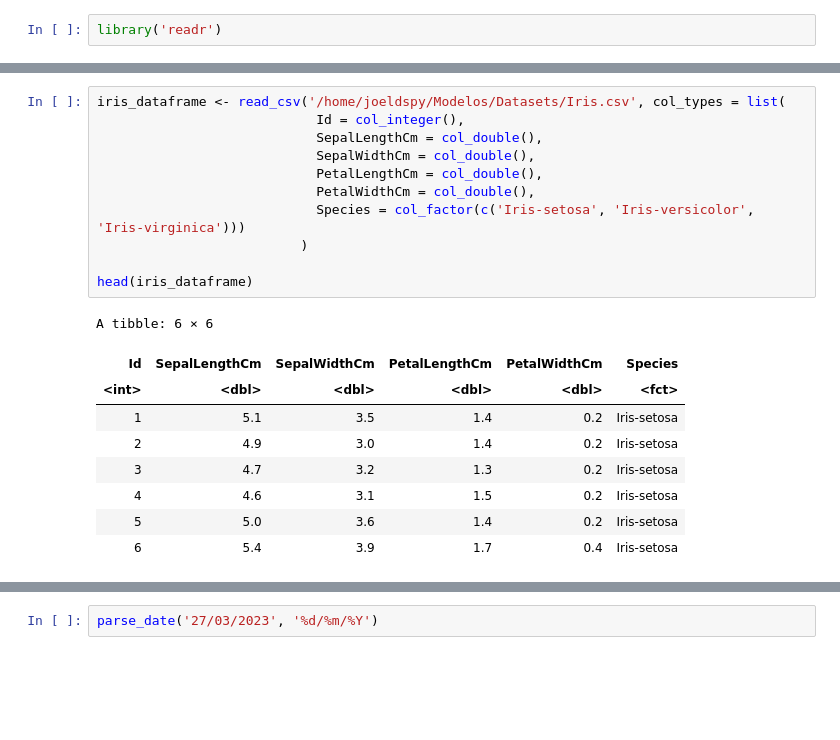
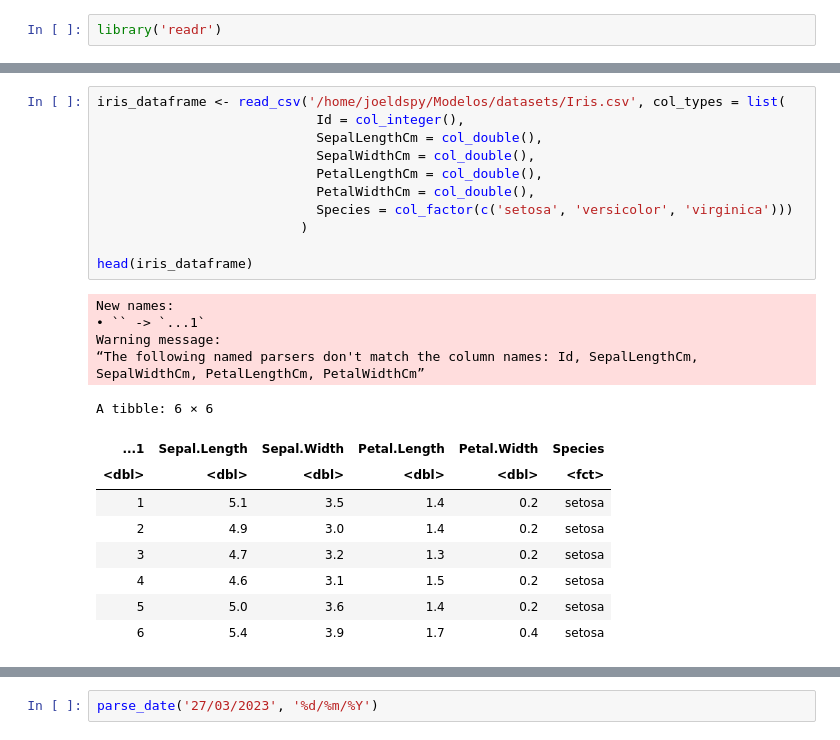
Before and after one commit to joel-carneiro/sd-datascience, a Jupyter notebook: notes/modulo-02/dsa/r/13 - Aprendendo sobre o Readr.ipynb, the cells around one changed output, grey strips where cells are left out. Saved outputs shown, nothing was run; the diff lists cells and outputs as text; blank space fills up the shorter version.

```diff
--- a/notes/modulo-02/dsa/r/13 - Aprendendo sobre o Readr.ipynb
+++ b/notes/modulo-02/dsa/r/13 - Aprendendo sobre o Readr.ipynb
@@ -57,23 +40,27 @@ A tibble: 5 × 3
 # %%
-iris_dataframe <- read_csv('/home/joeldspy/Modelos/Datasets/Iris.csv', col_types = list(
+iris_dataframe <- read_csv('/home/joeldspy/Modelos/datasets/Iris.csv', col_types = list(
                             Id = col_integer(),
                             SepalLengthCm = col_double(),
                             SepalWidthCm = col_double(),
                             PetalLengthCm = col_double(),
                             PetalWidthCm = col_double(),
-                            Species = col_factor(c('Iris-setosa', 'Iris-versicolor', 'Iris-virginica')))
+                            Species = col_factor(c('setosa', 'versicolor', 'virginica')))
                           )
 
 head(iris_dataframe)
 # %% [output]
-A tibble: 6 × 6
+New names:
+• `` -> `...1`
+Warning message:
+“The following named parsers don't match the column names: Id, SepalLengthCm, SepalWidthCm, PetalLengthCm, PetalWidthCm”
+A tibble: 6 × 6
-| Id | SepalLengthCm | SepalWidthCm | PetalLengthCm | PetalWidthCm | Species |
-| <int> | <dbl> | <dbl> | <dbl> | <dbl> | <fct> |
-| 1 | 5.1 | 3.5 | 1.4 | 0.2 | Iris-setosa |
-| 2 | 4.9 | 3.0 | 1.4 | 0.2 | Iris-setosa |
-| 3 | 4.7 | 3.2 | 1.3 | 0.2 | Iris-setosa |
-| 4 | 4.6 | 3.1 | 1.5 | 0.2 | Iris-setosa |
-| 5 | 5.0 | 3.6 | 1.4 | 0.2 | Iris-setosa |
-| 6 | 5.4 | 3.9 | 1.7 | 0.4 | Iris-setosa |
+| ...1 | Sepal.Length | Sepal.Width | Petal.Length | Petal.Width | Species |
+| <dbl> | <dbl> | <dbl> | <dbl> | <dbl> | <fct> |
+| 1 | 5.1 | 3.5 | 1.4 | 0.2 | setosa |
+| 2 | 4.9 | 3.0 | 1.4 | 0.2 | setosa |
+| 3 | 4.7 | 3.2 | 1.3 | 0.2 | setosa |
+| 4 | 4.6 | 3.1 | 1.5 | 0.2 | setosa |
+| 5 | 5.0 | 3.6 | 1.4 | 0.2 | setosa |
+| 6 | 5.4 | 3.9 | 1.7 | 0.4 | setosa |
 # %%
 library('dplyr')
```
Also changed, not shown: parts of 4 cells of this notebook, 14 other files.
